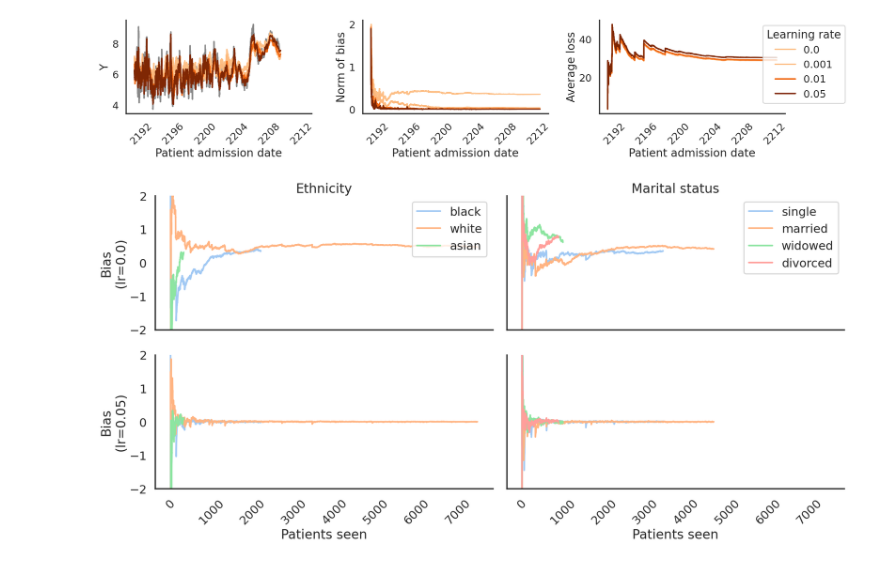
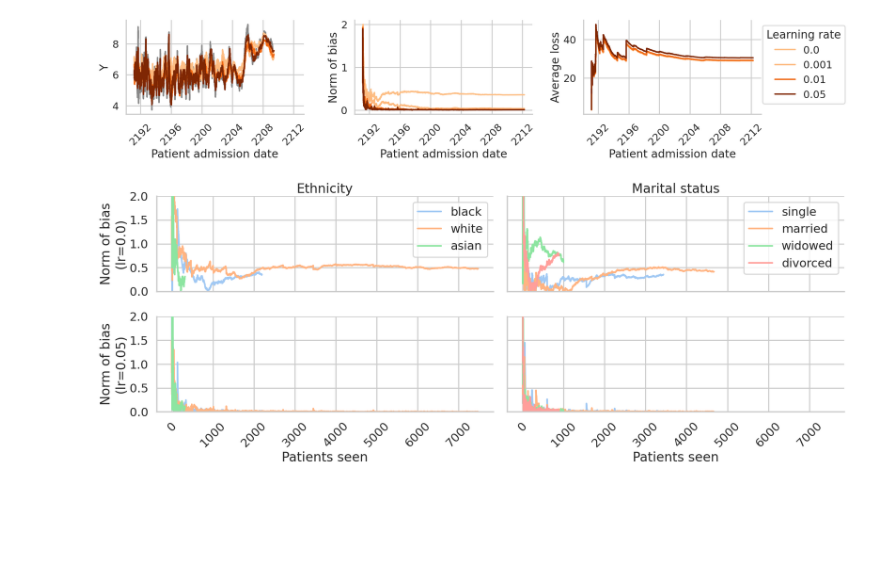
Before and after one commit to aangelopoulos/gradient-equilibrium, a Jupyter notebook: mimic_stay/multigroup.ipynb, the cells around one changed output. Saved outputs shown, nothing was run; the diff lists cells and outputs as text; code cells hidden in the pictures; blank space fills up the shorter version.

```diff
--- a/mimic_stay/multigroup.ipynb
+++ b/mimic_stay/multigroup.ipynb
@@ -120,7 +120,7 @@ combined_df['norm of avg grad'] = combined_df['average gradient'].apply(np.linal
 combined_df = combined_df[combined_df.admittime > combined_df[combined_df['norm of avg grad'] != 0].admittime.min()]
 # %%
 # Set styling
-sns.set_style("white")
+sns.set_style("whitegrid")
 sns.set_context("poster")
 sns.set_palette("pastel")
 
@@ -185,7 +185,7 @@ _lp = sns.lineplot(ax=axs[2], data=combined_df,
                   estimator=None, n_boot=0,
                   hue_order=lr_values_reversed)
 axs[2].set_ylabel("Average loss")
-axs[2].legend(loc="upper right", bbox_to_anchor=(1.35,1), title='Learning rate')
+axs[2].legend(loc="upper right", bbox_to_anchor=(1.5,1), title='Learning rate')
 
 for ax in axs:
     ax.set_xlabel("Patient admission date")
@@ -196,7 +196,7 @@ plt.tight_layout()
 
 if save:
     os.makedirs(f'./plots/{experiment_name}', exist_ok=True)
-    plt.savefig(f'./plots/{experiment_name}/series.pdf')
+    plt.savefig(f'./plots/{experiment_name}/series.pdf', bbox_inches="tight")
 if show:
     plt.show()
 
@@ -211,7 +211,7 @@ uniques = [combined_df[col].unique() for col in categorical_cols]
 # Set up plot grid based on number of learning rates and categorical columns
 n_lrs = 2  # We'll show min and max learning rates
 fig, axs = plt.subplots(nrows=n_lrs, ncols=len(categorical_cols),
-                       figsize=(20, 10), sharey=True, sharex=True)
+                       figsize=(20, 8), sharey=True, sharex=True)
 
 # Get min and max learning rates
 lr_min = combined_df.lr.min()
@@ -228,35 +228,35 @@ for i, lr in enumerate(lrs_to_plot):
             time = np.arange(len(gradients))+1
             average_gradient = gradients.cumsum(axis=0)/time[:,None]
 
-            sns.lineplot(ax=axs[i,j], x=time, y=average_gradient[:,order.index(col + "_" + category)],
+            sns.lineplot(ax=axs[i,j], x=time, y=np.abs(average_gradient[:,order.index(col + "_" + category)]),
                         label=category.lower().split('/')[0],
                         estimator=None, n_boot=0)
 
         # Formatting
         if i == 0:
             axs[i,j].set_title(col.capitalize().replace('_', ' '))
         if j == 0:
-            axs[i,j].set_ylabel(f"Bias\n(lr={lr})")
+            axs[i,j].set_ylabel(f"Norm of bias\n(lr={lr})")
         if i == n_lrs-1:
             axs[i,j].set_xlabel("Patients seen")
 
         for tick in axs[i,j].get_xticklabels():
             tick.set_rotation(45)
 
         if i == 1:  # Only keep legend for last row
             axs[i,j].get_legend().remove()
         else:
             sns.move_legend(axs[i,j], "upper right")
 
-plt.ylim([-2, 2])
+plt.ylim([0, 2])
 sns.despine(top=True, right=True)
 plt.tight_layout()
 
 if save:
     os.makedirs(f'./plots/{experiment_name}', exist_ok=True)
     plt.savefig(f'./plots/{experiment_name}/bias.pdf')
 if show:
     plt.show()
 # %% [output]
-[figure, old version]
+[figure, new version]
-[figure, old version]
+[figure, new version]
```
Also changed, not shown: 19 other files.
